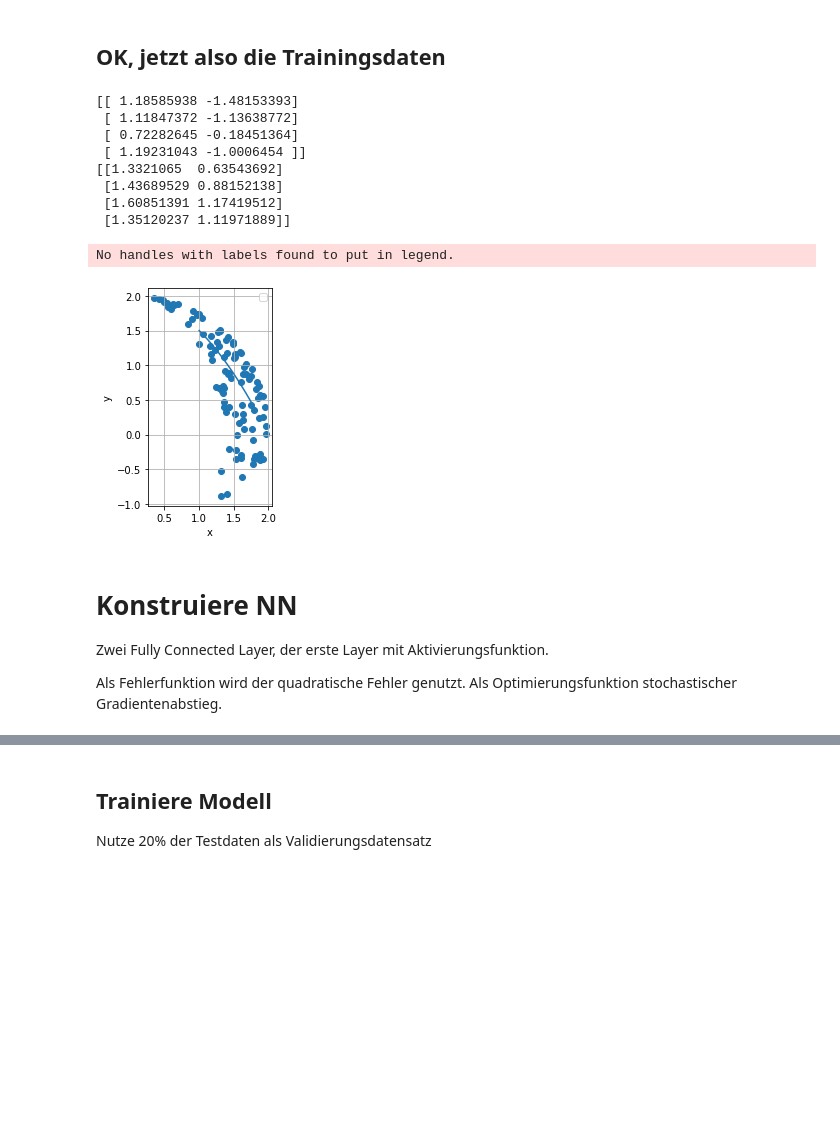
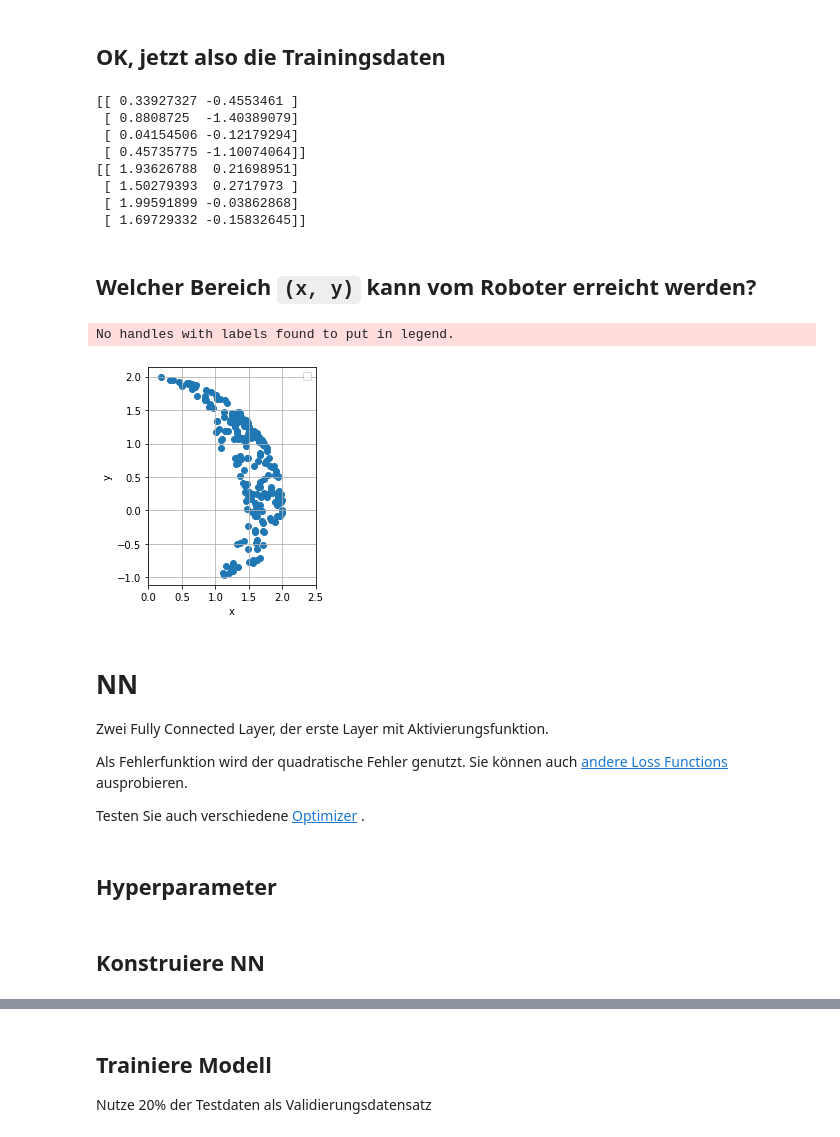
Before and after one commit to dnhshl/cc-ai, a Jupyter notebook: simpleRobot.ipynb, the cells around one changed output, grey strips where cells are left out. Drawn from its saved outputs; the diff is of its cells as text; code cells hidden in the pictures; blank space fills up the shorter version.

```diff
--- a/simpleRobot.ipynb
+++ b/simpleRobot.ipynb
@@ -44,54 +66,63 @@ l1 = 1  # Länge des ersten Roboterarms
 l2 = 1  # Länge des zweiten Roboterarms
 
 
+def gen_data(size):
+
+  # phi1 im Bereich von 0 .. 90 Grad
+  phi1 = np.random.random_sample(size) * np.pi/2
+
+  # phi2 im Bereich von 0 .. -90 Grad
+  phi2 = -np.random.random_sample(size) * np.pi/2
+
+  # Kombiniere Vektoren als Matrix
+  dout = np.vstack((phi1, phi2)).T
+
+  # Berechne x und y
+  din = np.array([l1 * np.cos(dout[:,0]) + l2 * np.cos(dout.sum(axis=1)),
+                  l1 * np.sin(dout[:,0]) + l2 * np.sin(dout.sum(axis=1))]).T
+
+  return (din, dout)
+
 traindatasize = 200000 # Wie viele Traingsdaten sollen generiert werden?
 
-# phi1 im Bereich von 0 .. 90 Grad
-phi1train = np.random.random_sample(traindatasize) * np.pi/2
-
-# phi2 im Bereich von 0 .. -90 Grad
-phi2train = -np.random.random_sample(traindatasize) * np.pi/2
-
-# Kombiniere Vektoren als Matrix
-dout = np.vstack((phi1train, phi2train)).T
-
-# Berechne x und y
-din = np.array([l1 * np.cos(dout[:,0]) + l2 * np.cos(dout.sum(axis=1)),
-                l1 * np.sin(dout[:,0]) + l2 * np.sin(dout.sum(axis=1))]).T
+(din, dout) = gen_data(traindatasize)
 
 print(dout[:4])
 print(din[:4])
 # %% [output]
-[[ 1.18585938 -1.48153393]
- [ 1.11847372 -1.13638772]
- [ 0.72282645 -0.18451364]
- [ 1.19231043 -1.0006454 ]]
-[[1.3321065  0.63543692]
- [1.43689529 0.88152138]
- [1.60851391 1.17419512]
- [1.35120237 1.11971889]]
+[[ 0.33927327 -0.4553461 ]
+ [ 0.8808725  -1.40389079]
+ [ 0.04154506 -0.12179294]
+ [ 0.45735775 -1.10074064]]
+[[ 1.93626788  0.21698951]
+ [ 1.50279393  0.2717973 ]
+ [ 1.99591899 -0.03862868]
+ [ 1.69729332 -0.15832645]]
+# %% [markdown]
+## Welcher Bereich `(x, y)` kann vom Roboter erreicht werden?
 # %%
-xt = np.linspace(1, 1.8)
-yt = -0.5*xt*xt +2
-
 
 def plot_range():
-  plt.scatter(din[:100,0], din[:100,1])
+  plt.scatter(din[:200,0], din[:200,1])
   plt.xlabel('x')
   plt.ylabel('y')
+  plt.xlim(0,2.5)
   plt.legend()
   plt.grid(True)
   plt.gca().set_aspect("equal")
 
-  plt.plot(xt, yt)
 
 plot_range()
 # %% [output]
 No handles with labels found to put in legend.
-[figure, old version]
+[figure, new version]
 # %% [markdown]
-# Konstruiere NN
+# NN
 
 Zwei Fully Connected Layer, der erste Layer mit Aktivierungsfunktion.
 
-Als Fehlerfunktion wird der quadratische Fehler genutzt. Als Optimierungsfunktion stochastischer Gradientenabstieg.
+Als Fehlerfunktion wird der quadratische Fehler genutzt. Sie können auch [andere Loss Functions](https://keras.io/api/losses/) ausprobieren.
+
+Testen Sie auch verschiedene [Optimizer](https://keras.io/api/optimizers/) .
+# %% [markdown]
+## Hyperparameter
@@ -98,3 +141,5 @@ Als Fehlerfunktion wird der quadratische Fehler genutzt. Als Optimierungsfunktio
+# %% [markdown]
+## Konstruiere NN
 # %%
 def build_and_compile_model():
   model = keras.Sequential([
```
Also changed, not shown: parts of 15 cells of this notebook.
